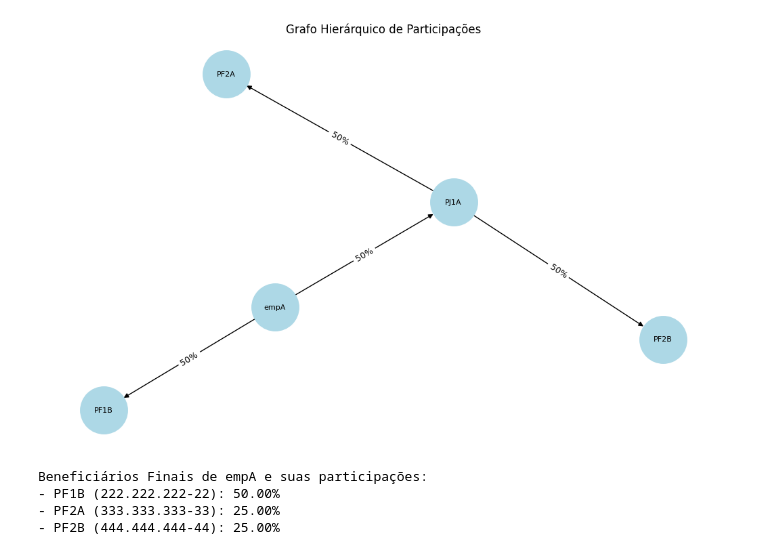
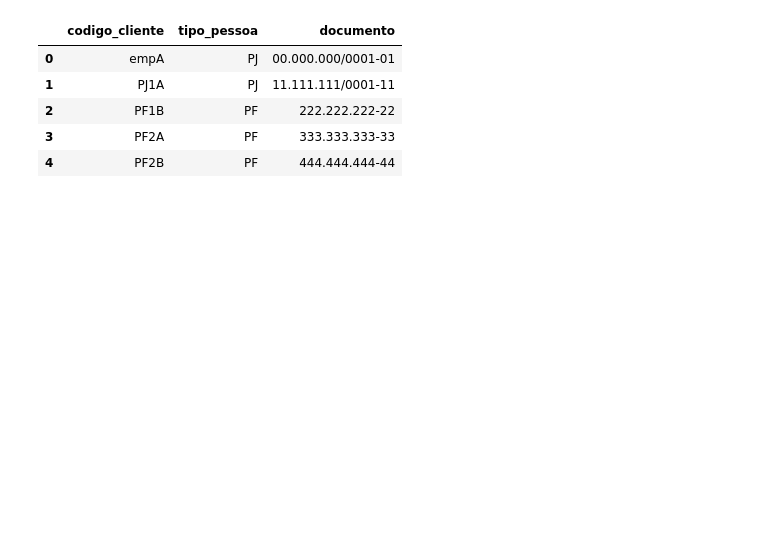
Before and after one commit to BrenooOliveira/AulasFatec, a Jupyter notebook: grafos.ipynb, the cells around one changed output. Saved outputs shown, nothing was run; the diff lists cells and outputs as text; code cells hidden in the pictures; blank space fills up the shorter version.

```diff
--- a/grafos.ipynb
+++ b/grafos.ipynb
@@ -3,22 +8,17 @@
 # %%
-import pandas as pd
-import networkx as nx
-from matplotlib import pyplot as plt
-
-# 1) Exemplo de DataFrames:
-df_particip = pd.DataFrame([
-    # parent,    child,    pct (como fração)
-    ("empA",     "PF1B",   0.5),
-    ("empA",     "PJ1A",   0.5),
-    ("PJ1A",     "PF2A",   0.5),
-    ("PJ1A",     "PF2B",   0.5),
-], columns=["parent", "child", "pct"])
-
+# Tabela de clientes
 df_clientes = pd.DataFrame([
-    # codigo_cliente, tipo_pessoa, documento
     ("empA", "PJ", "00.000.000/0001-01"),
-    ("PJ1A","PJ", "11.111.111/0001-11"),
-    ("PF1B","PF", "222.222.222-22"),
-    ("PF2A","PF", "333.333.333-33"),
-    ("PF2B","PF", "444.444.444-44"),
+    ("PJ1A", "PJ", "11.111.111/0001-11"),
+    ("PF1B", "PF", "222.222.222-22"),
+    ("PF2A", "PF", "333.333.333-33"),
+    ("PF2B", "PF", "444.444.444-44"),
 ], columns=["codigo_cliente", "tipo_pessoa", "documento"])
+df_clientes.head()
+# %% [output]
+|  | codigo_cliente | tipo_pessoa | documento |
+| 0 | empA | PJ | 00.000.000/0001-01 |
+| 1 | PJ1A | PJ | 11.111.111/0001-11 |
+| 2 | PF1B | PF | 222.222.222-22 |
+| 3 | PF2A | PF | 333.333.333-33 |
+| 4 | PF2B | PF | 444.444.444-44 |
@@ -30,20 +24,0 @@ for _, row in df_particip.iterrows():
-# %%
-pos = nx.spring_layout(G)  # fallback caso Graphviz não esteja instalado
-
-
-# 5) Desenhar o grafo
-plt.figure(figsize=(10, 6))
-nx.draw(G, pos, with_labels=False, node_color='lightblue', node_size=2500, arrows=True)
-nx.draw_networkx_labels(G, pos, labels=labels, font_size=8)
-
-# 6) Adicionar os valores de participação nas arestas
-edge_labels = nx.get_edge_attributes(G, 'pct')
-edge_labels = {k: f'{v*100:.0f}%' for k, v in edge_labels.items()}
-nx.draw_networkx_edge_labels(G, pos, edge_labels=edge_labels, font_size=9)
-
-plt.title("Grafo Hierárquico de Participações")
-plt.axis('off')
-plt.tight_layout()
-plt.show()
-# %% [output]
-[figure, removed]
@@ -65,20 +24,0 @@ def beneficiarios_finais(grafo, raiz, clientes):
-# %%
-
-
-
-# 4) Testando para a empresa "empA"
-bf_empA = beneficiarios_finais(G, "empA", df_clientes)
-print("Beneficiários Finais de empA e suas participações:")
-for pf, pct in bf_empA.items():
-    doc = df_clientes.loc[df_clientes.codigo_cliente==pf, "documento"].iat[0]
-    print(f"- {pf} ({doc}): {pct:.2f}%")
-
-# Saída esperada:
-# - PF1B (222.222.222-22): 50.00%
-# - PF2A (333.333.333-33): 25.00%
-# - PF2B (444.444.444-44): 25.00%
-# %% [output]
-Beneficiários Finais de empA e suas participações:
-- PF1B (222.222.222-22): 50.00%
-- PF2A (333.333.333-33): 25.00%
-- PF2B (444.444.444-44): 25.00%
```
Also changed, not shown: parts of 11 cells of this notebook.
